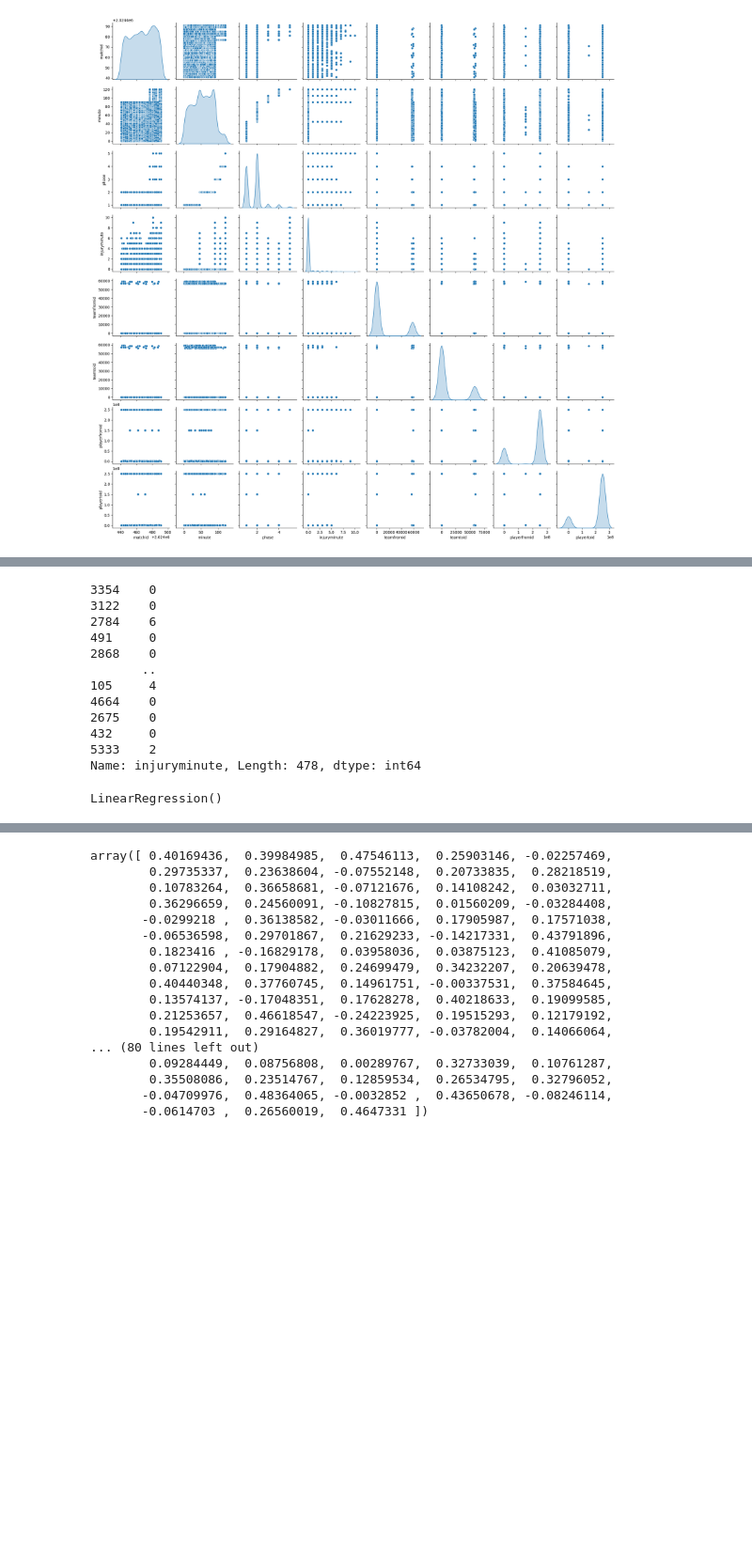
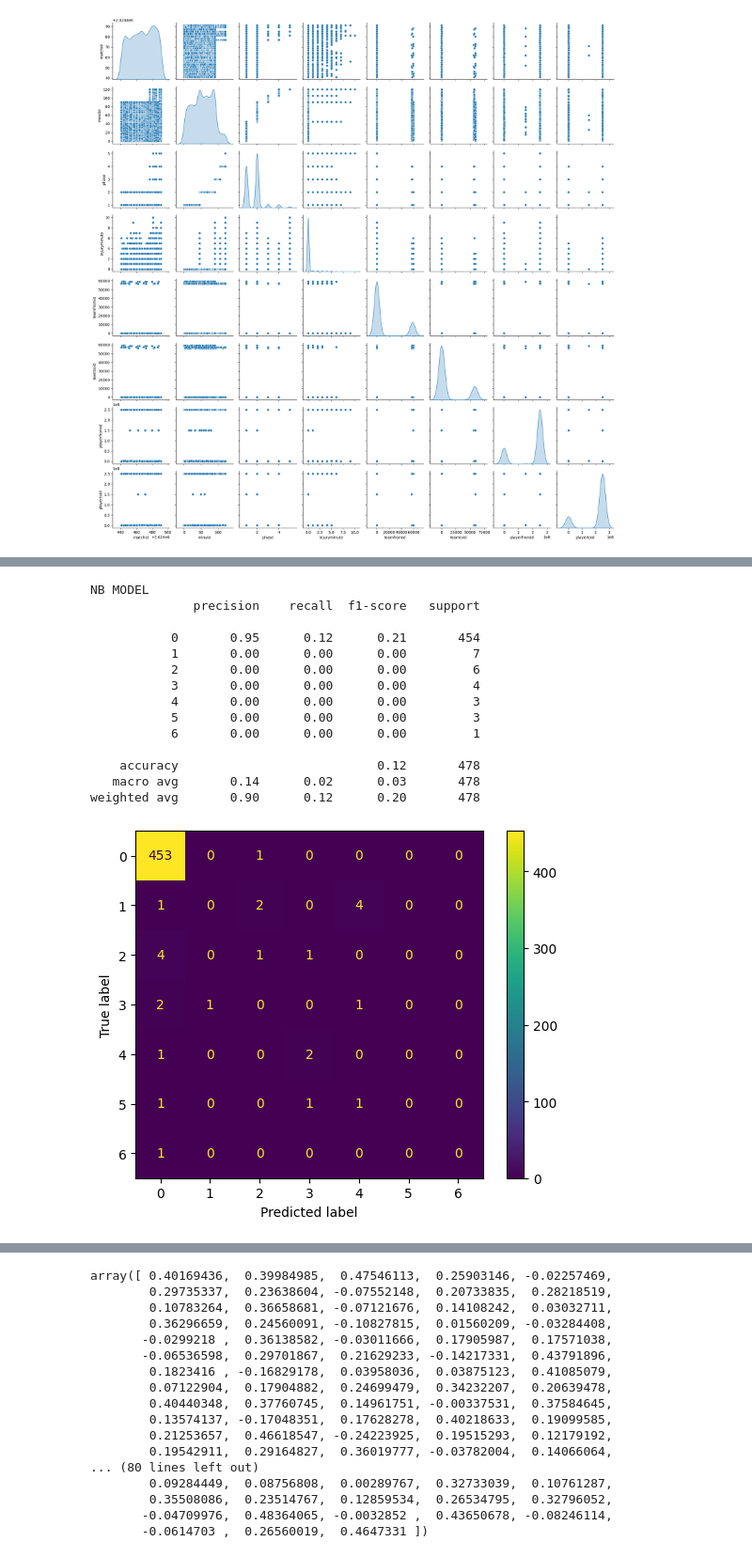
Before and after one commit to SFETNI/Omdena-UEFAEURO2024, a Jupyter notebook: task3-machine-learning-modeling/match_events_modeling.ipynb, the cells around one changed output, grey strips where cells are left out. Shown at 94% size. Drawn from its saved outputs; the diff is of its cells as text; code cells hidden in the pictures; blank space fills up the shorter version.

```diff
--- a/task3-machine-learning-modeling/match_events_modeling.ipynb
+++ b/task3-machine-learning-modeling/match_events_modeling.ipynb
@@ -55,0 +64,4 @@ Y = match_events['injuryminute']
+# %%
+from sklearn.naive_bayes import MultinomialNB
+nb = MultinomialNB()
+nb.fit(X_train,Y_train)
@@ -109,15 +100,0 @@ X_test
-# %%
-Y_test
-# %% [output]
-3354    0
-3122    0
-2784    6
-491     0
-2868    0
-       ..
-105     4
-4664    0
-2675    0
-432     0
-5333    2
-Name: injuryminute, Length: 478, dtype: int64
@@ -126,6 +101,26 @@ from sklearn.linear_model import LinearRegression
-# %%
-model = LinearRegression()
-# %%
-model.fit(X_train,Y_train)
-# %% [output]
-LinearRegression()
+# %%
+def report(model):
+    preds = model.predict(X_test)
+    print(classification_report(Y_test,preds))
+# %%
+print("NB MODEL")
+report(nb)
+from sklearn.metrics import ConfusionMatrixDisplay
+ConfusionMatrixDisplay.from_predictions(Y_test, y_pred)
+plt.show()
+# %% [output]
+NB MODEL
+              precision    recall  f1-score   support
+
+           0       0.95      0.12      0.21       454
+           1       0.00      0.00      0.00         7
+           2       0.00      0.00      0.00         6
+           3       0.00      0.00      0.00         4
+           4       0.00      0.00      0.00         3
+           5       0.00      0.00      0.00         3
+           6       0.00      0.00      0.00         1
+
+    accuracy                           0.12       478
+   macro avg       0.14      0.02      0.03       478
+weighted avg       0.90      0.12      0.20       478
+[figure, added]
```
Also changed, not shown: parts of 74 cells of this notebook, 1 other file.
